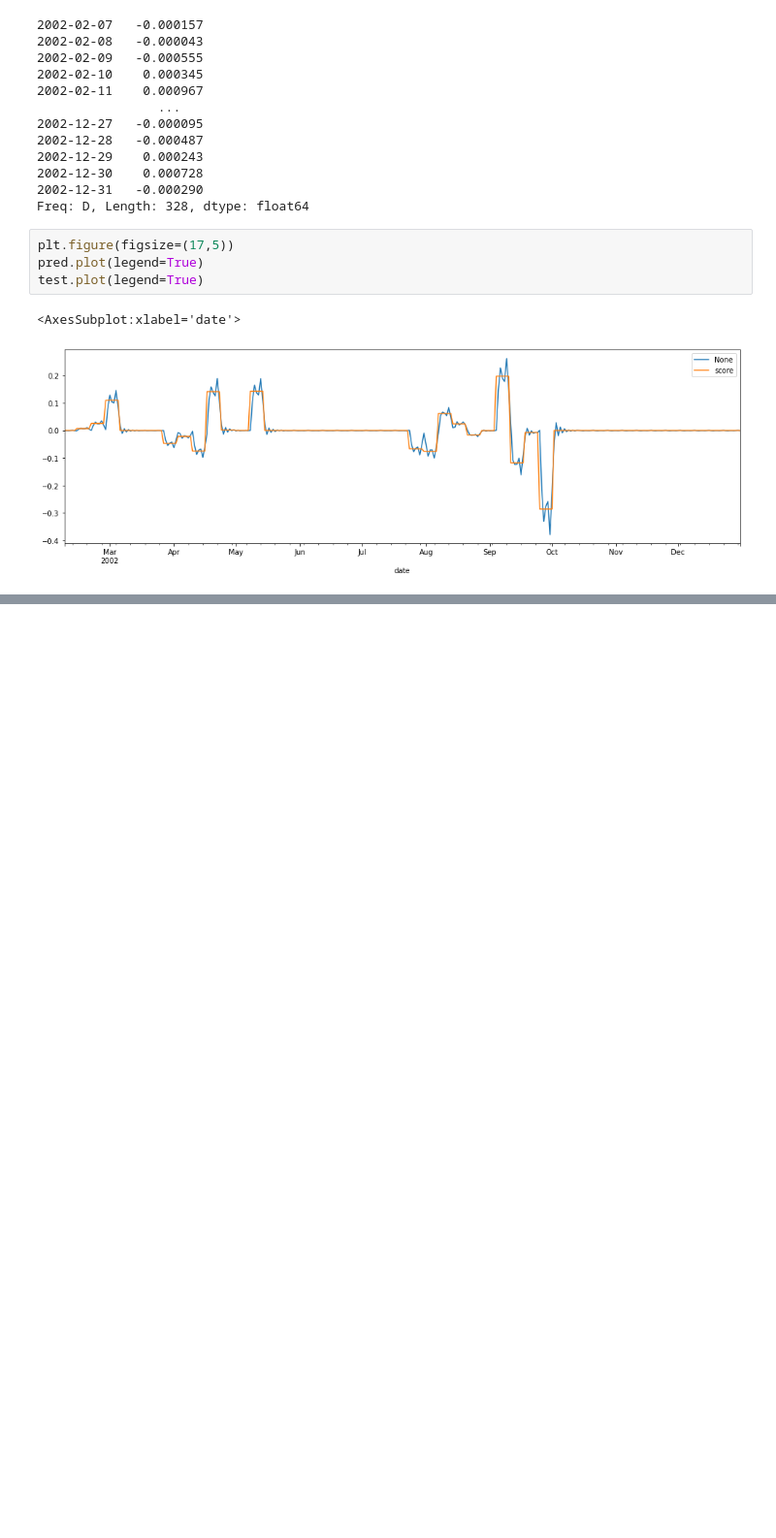
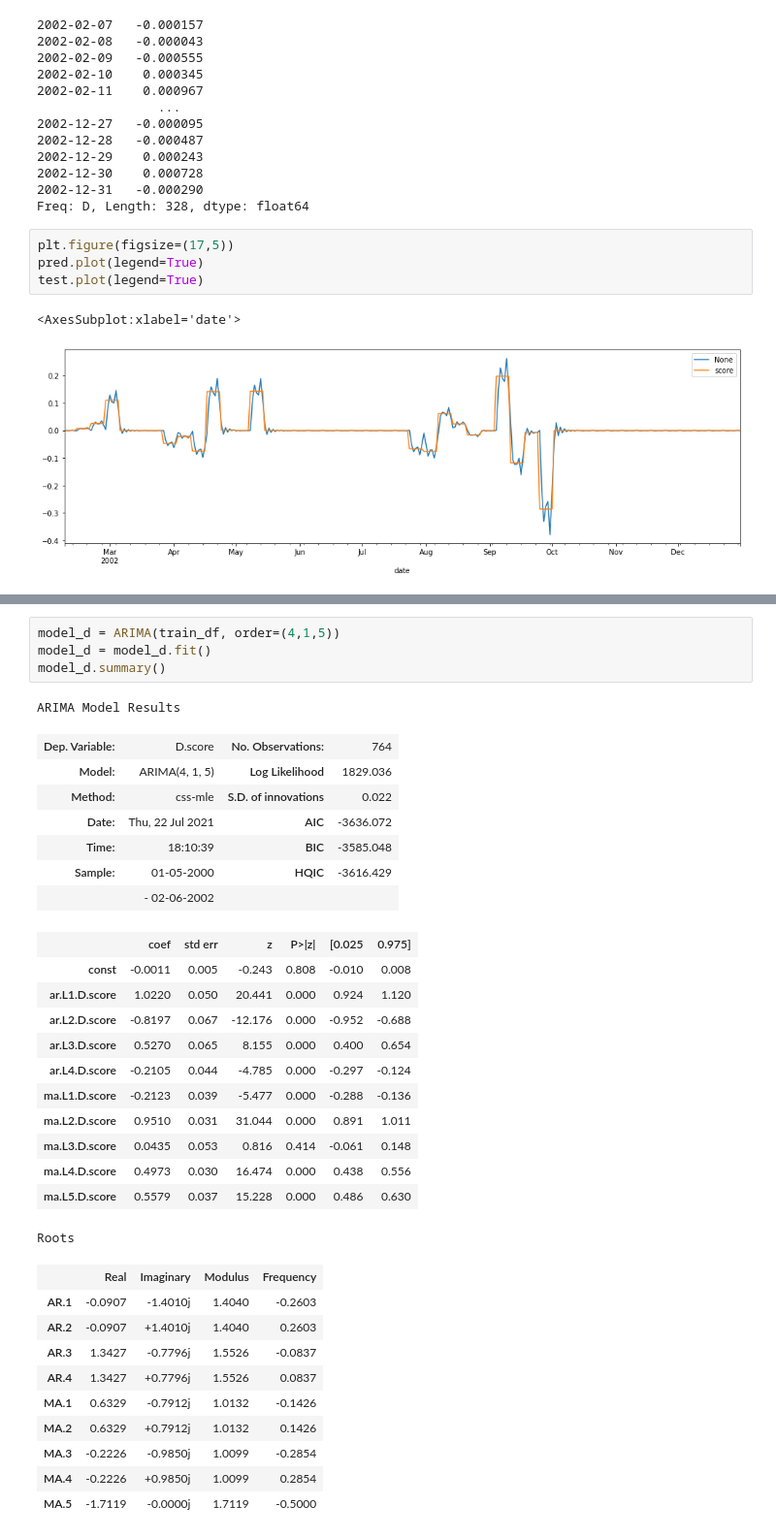
Before and after one commit to TechLabs-Aachen-e-V/SoSe-21-Team-10_Main, a Jupyter notebook: notebooks/4.0-os-ARIMA-first-try.ipynb, the cells around one changed output, grey strips where cells are left out. Shown at 97% size. Drawn from its saved outputs; the diff is of its cells as text; blank space fills up the shorter version.

```diff
--- a/notebooks/4.0-os-ARIMA-first-try.ipynb
+++ b/notebooks/4.0-os-ARIMA-first-try.ipynb
@@ -181,0 +257,35 @@ test.plot(legend=True)
+# %%
+model_d = ARIMA(train_df, order=(4,1,5))
+model_d = model_d.fit()
+model_d.summary()
+# %% [output]
+ARIMA Model Results
+| Dep. Variable: | D.score | No. Observations: | 764 |
+| Model: | ARIMA(4, 1, 5) | Log Likelihood | 1829.036 |
+| Method: | css-mle | S.D. of innovations | 0.022 |
+| Date: | Thu, 22 Jul 2021 | AIC | -3636.072 |
+| Time: | 18:10:39 | BIC | -3585.048 |
+| Sample: | 01-05-2000 | HQIC | -3616.429 |
+|  | - 02-06-2002 |  |  |
+|  | coef | std err | z | P>|z| | [0.025 | 0.975] |
+| const | -0.0011 | 0.005 | -0.243 | 0.808 | -0.010 | 0.008 |
+| ar.L1.D.score | 1.0220 | 0.050 | 20.441 | 0.000 | 0.924 | 1.120 |
+| ar.L2.D.score | -0.8197 | 0.067 | -12.176 | 0.000 | -0.952 | -0.688 |
+| ar.L3.D.score | 0.5270 | 0.065 | 8.155 | 0.000 | 0.400 | 0.654 |
+| ar.L4.D.score | -0.2105 | 0.044 | -4.785 | 0.000 | -0.297 | -0.124 |
+| ma.L1.D.score | -0.2123 | 0.039 | -5.477 | 0.000 | -0.288 | -0.136 |
+| ma.L2.D.score | 0.9510 | 0.031 | 31.044 | 0.000 | 0.891 | 1.011 |
+| ma.L3.D.score | 0.0435 | 0.053 | 0.816 | 0.414 | -0.061 | 0.148 |
+| ma.L4.D.score | 0.4973 | 0.030 | 16.474 | 0.000 | 0.438 | 0.556 |
+| ma.L5.D.score | 0.5579 | 0.037 | 15.228 | 0.000 | 0.486 | 0.630 |
+Roots
+|  | Real | Imaginary | Modulus | Frequency |
+| AR.1 | -0.0907 | -1.4010j | 1.4040 | -0.2603 |
+| AR.2 | -0.0907 | +1.4010j | 1.4040 | 0.2603 |
+| AR.3 | 1.3427 | -0.7796j | 1.5526 | -0.0837 |
+| AR.4 | 1.3427 | +0.7796j | 1.5526 | 0.0837 |
+| MA.1 | 0.6329 | -0.7912j | 1.0132 | -0.1426 |
+| MA.2 | 0.6329 | +0.7912j | 1.0132 | 0.1426 |
+| MA.3 | -0.2226 | -0.9850j | 1.0099 | -0.2854 |
+| MA.4 | -0.2226 | +0.9850j | 1.0099 | 0.2854 |
+| MA.5 | -1.7119 | -0.0000j | 1.7119 | -0.5000 |
```
Also changed, not shown: parts of 14 cells of this notebook.
